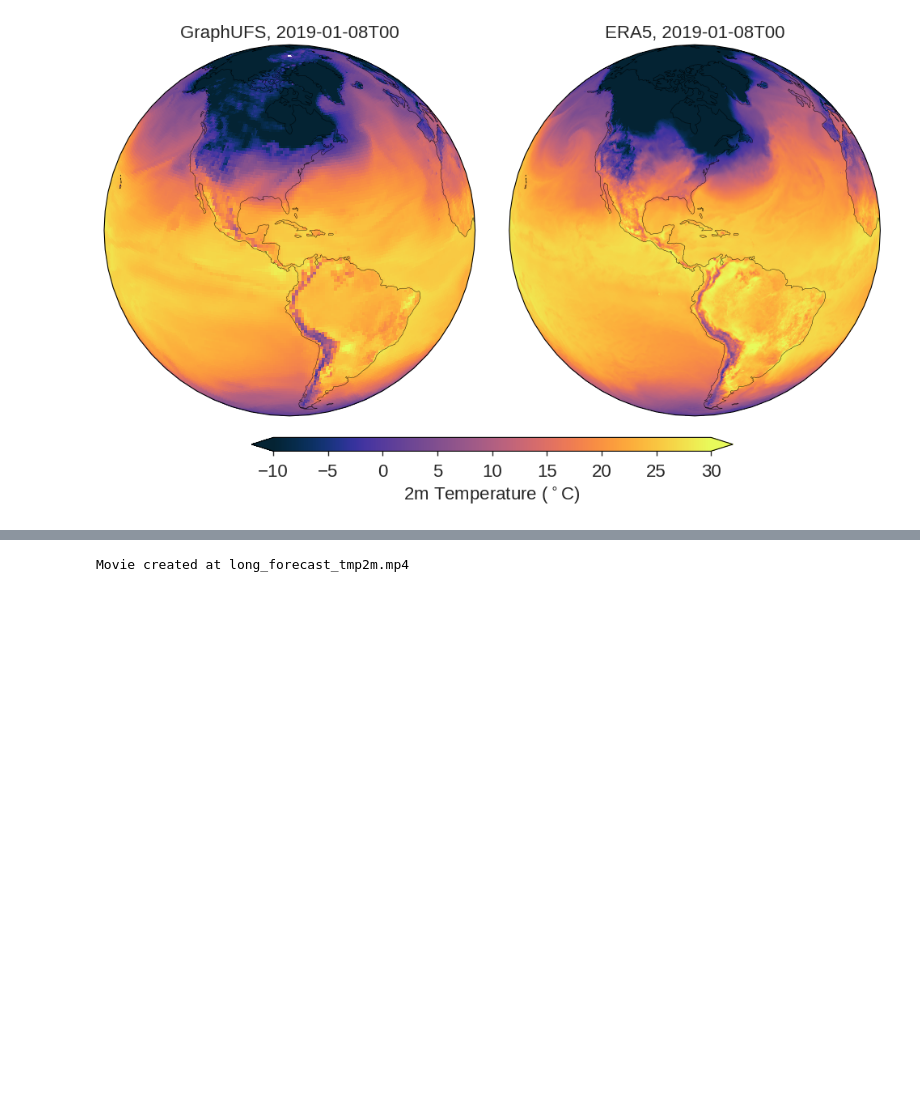
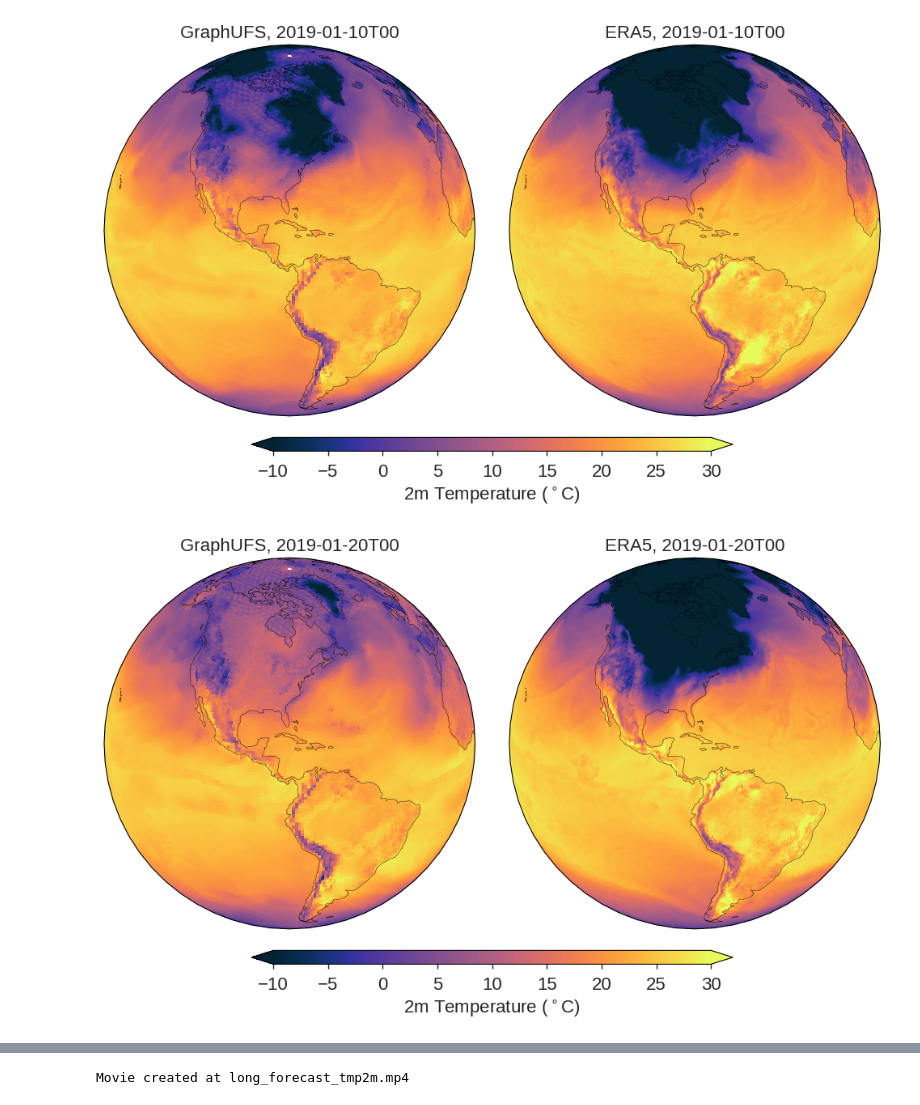
Before and after one commit to NOAA-PSL/graph-ufs, a Jupyter notebook: prototypes/p1/plot_long_forecast.ipynb, the cells around one changed output, grey strips where cells are left out. Cells and saved outputs as stored; diff of their text form; code cells hidden in the pictures; blank space fills up the shorter version.

```diff
--- a/prototypes/p1/plot_long_forecast.ipynb
+++ b/prototypes/p1/plot_long_forecast.ipynb
@@ -96,22 +84,23 @@ mapper = SpatialMap()
 ds["10m_wind_speed"] = np.sqrt(ds["ugrd10m"]**2 + ds["vgrd10m"]**2)
 era["10m_wind_speed"] = np.sqrt(era["10m_u_component_of_wind"]**2 + era["10m_v_component_of_wind"]**2)
 # %%
-#dates = [
-#    "2019-01-10T00",
-#    "2019-01-20T00",
-#    "2019-01-26T00",
-#    "2019-02-01T00",
-#    "2019-03-01T00",
-#    "2019-07-01T00",
-#]
+dates = [
+    "2019-01-10T00",
+    "2019-01-20T00",
+    "2019-01-26T00",
+    "2019-02-01T00",
+    "2019-03-01T00",
+    "2019-07-01T00",
+]
 
-dates = ["2019-01-08T00"]
+#dates = ["2019-01-08T00"]
 
 for date in dates:
     fig, axs = mapper.plot(
         ds["tmp2m"].sel(time=date),
         era["2m_temperature"].sel(time=[date]),
     );
     #fig.savefig(f"figures/long_forecast_tmp2m_{date}.jpeg", bbox_inches="tight", dpi=300)
 # %% [output]
-[figure, old version]
+[figure, new version]
+[figure, added]
```
Also changed, not shown: parts of 6 cells of this notebook, 16 other files.
